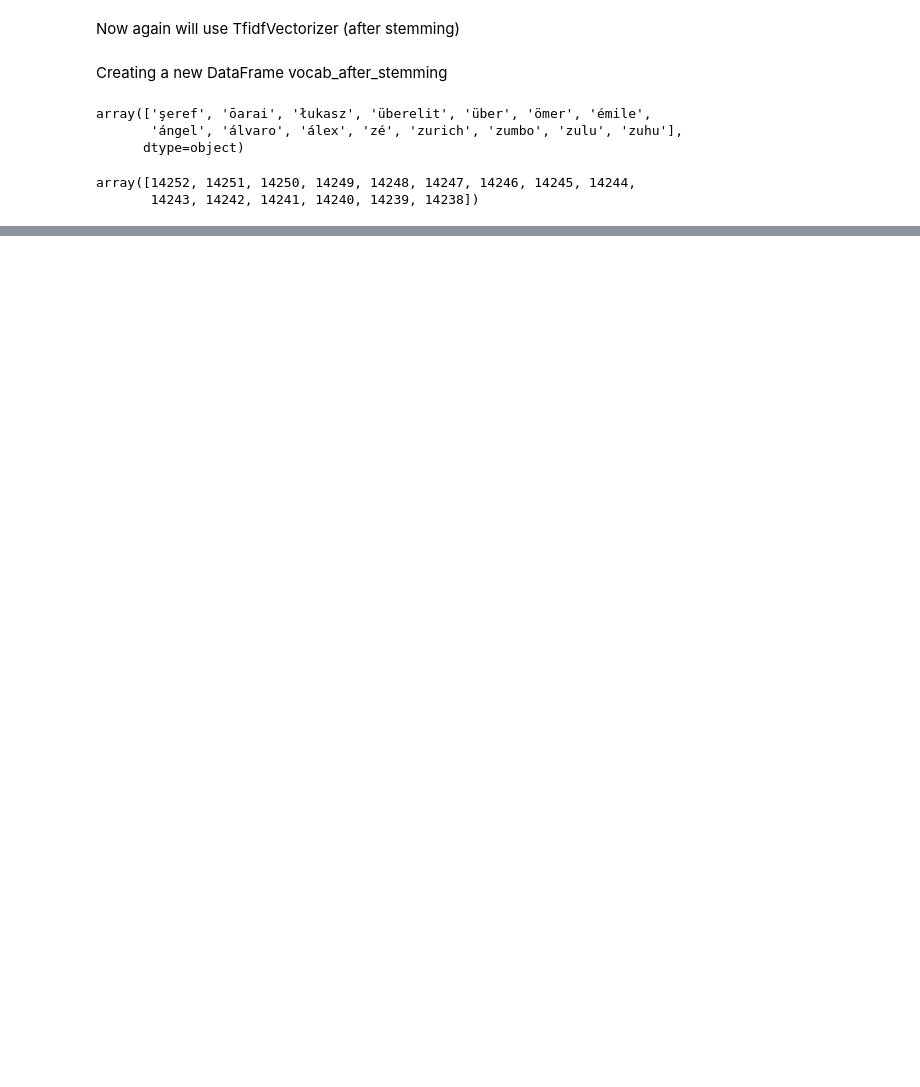
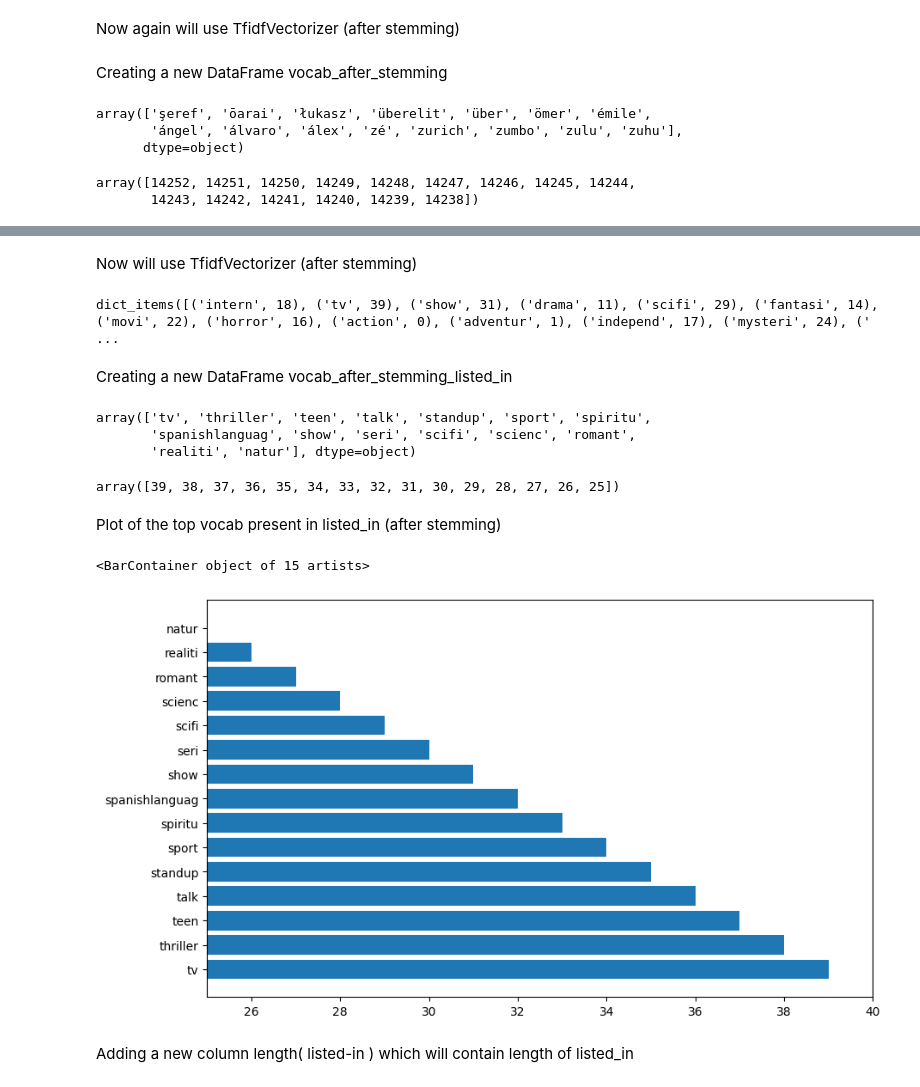
Before and after one commit to pritesh2292/Netflix-Movies-Tv-Shows-Clustering, a Jupyter notebook: Netflix_unsupervised_ML_capstone_project_.ipynb, the cells around one changed output, grey strips where cells are left out. Saved outputs shown, nothing was run; the diff lists cells and outputs as text; code cells hidden in the pictures; blank space fills up the shorter version.

```diff
--- a/Netflix_unsupervised_ML_capstone_project_.ipynb
+++ b/Netflix_unsupervised_ML_capstone_project_.ipynb
@@ -634,0 +761,2 @@ SyntaxError: ignored
+# %% [markdown]
+Now will use TfidfVectorizer (after stemming)
@@ -634,0 +772,4 @@ SyntaxError: ignored
+# %%
+dictionary
+# %% [output]
+dict_items([('intern', 18), ('tv', 39), ('show', 31), ('drama', 11), ('scifi', 29), ('fantasi', 14), ('movi', 22), ('horror', 16), ('action', 0), ('adventur', 1), ('independ', 17), ('mysteri', 24), (' ...
@@ -634,0 +784,31 @@ SyntaxError: ignored
+# %% [markdown]
+Creating a new DataFrame vocab_after_stemming_listed_in
+# %%
+vocab_after_stemming_listed_in = pd.DataFrame({"Word": vocab , "count" :count_of_vocab})
+# Sort the dataframe by count
+vocab_after_stemming_listed_in = vocab_after_stemming_listed_in.sort_values("count" ,ascending=False)
+# %%
+top15_most_ocurred_vocab_lised_in_after_stem = vocab_after_stemming_listed_in.head(15)
+# %%
+top15_most_ocurred_vocab_lised_in_after_stem_word = top15_most_ocurred_vocab_lised_in_after_stem.Word.values
+top15_most_ocurred_vocab_lised_in_after_stem_word
+# %% [output]
+array(['tv', 'thriller', 'teen', 'talk', 'standup', 'sport', 'spiritu',
+       'spanishlanguag', 'show', 'seri', 'scifi', 'scienc', 'romant',
+       'realiti', 'natur'], dtype=object)
+# %%
+top15_most_occurred_words_listed_in_count = top15_most_ocurred_vocab_lised_in_after_stem['count'].values
+top15_most_occurred_words_listed_in_count
+# %% [output]
+array([39, 38, 37, 36, 35, 34, 33, 32, 31, 30, 29, 28, 27, 26, 25])
+# %% [markdown]
+Plot of the top vocab present in listed_in (after stemming)
+# %%
+plt.figure( figsize = ( 10,6 ))
+plt.xlim(25, 40 )
+plt.barh(top15_most_ocurred_vocab_lised_in_after_stem_word , top15_most_occurred_words_listed_in_count )
+# %% [output]
+<BarContainer object of 15 artists>
+[figure, added]
+# %% [markdown]
+Adding a new column length( listed-in ) which will contain length of listed_in
```
Also changed, not shown: parts of 45 cells of this notebook.
